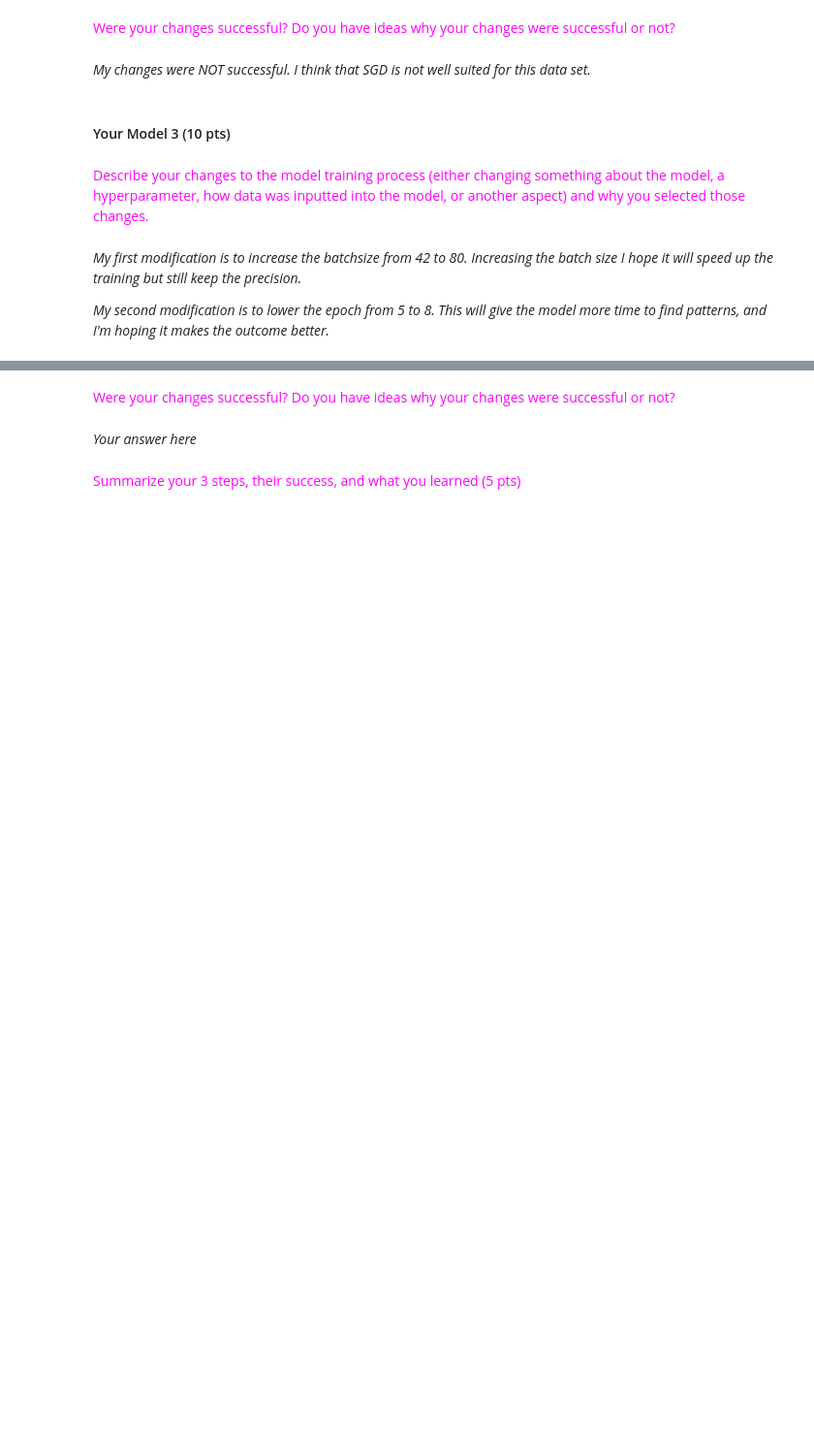
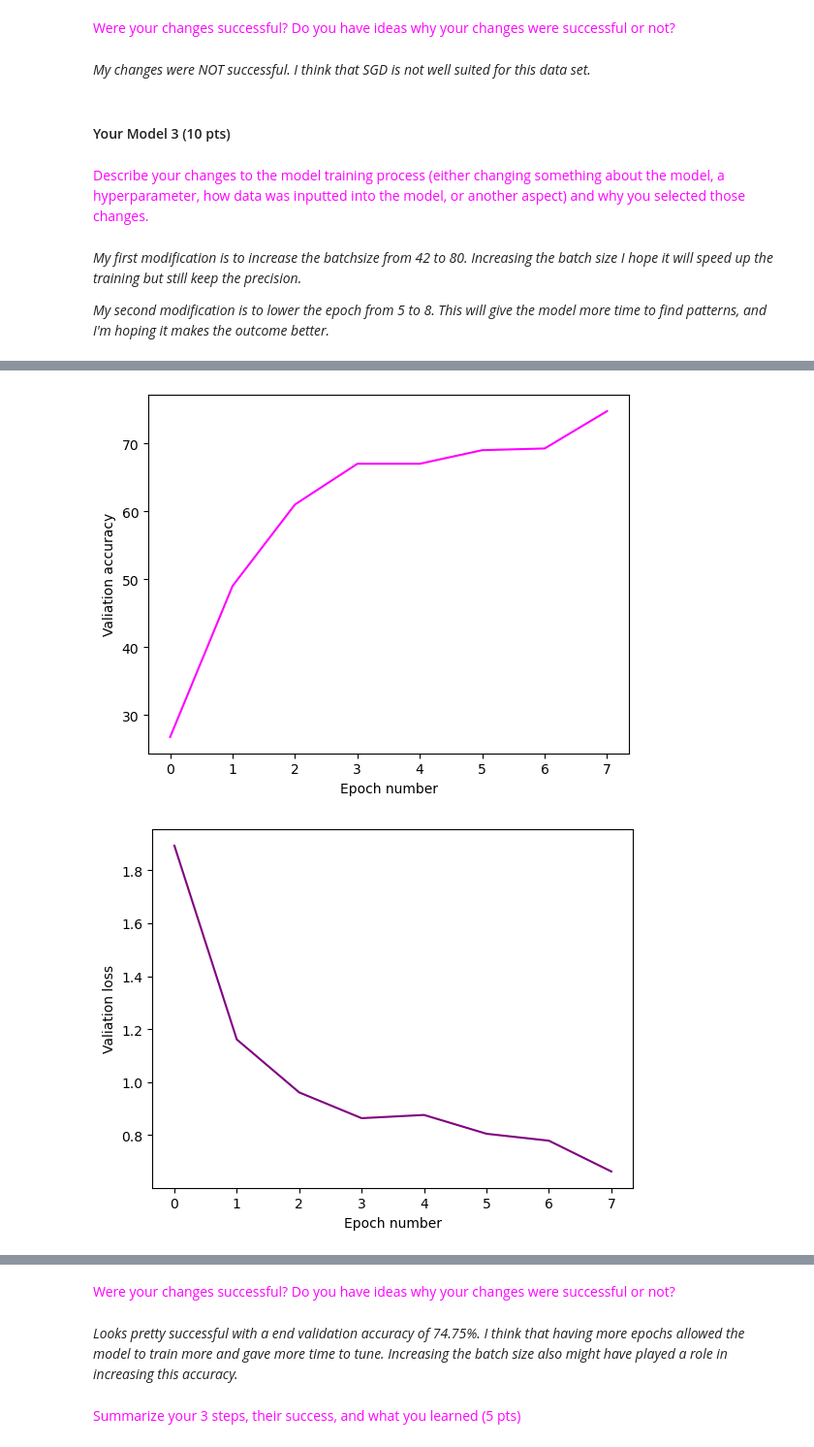
Before and after one commit to coreancutie/HappyWhaleClassifier, a Jupyter notebook: ML_assignment_whale_species.ipynb, the cells around one changed output, grey strips where cells are left out. Shown at 97% size. Cells and saved outputs as stored; diff of their text form; code cells hidden in the pictures; blank space fills up the shorter version.

Commit message:
finished model 3

```diff
--- a/ML_assignment_whale_species.ipynb
+++ b/ML_assignment_whale_species.ipynb
@@ -1504,13 +1536,16 @@ wandb.finish()
 # %%
 plt.plot(range(epochs), val_acc_list, color = "magenta")
 plt.xlabel("Epoch number")
 plt.ylabel("Valiation accuracy")
 plt.show()
 
-plt.plot(range(epochs), validation_loss_list, color = "purple")
+plt.plot(range(epochs), val_losses, color = "purple")
 plt.xlabel("Epoch number")
 plt.ylabel("Valiation loss")
 plt.show()
 
 y_pred, y_true = predict(model, test_set)
 cm_analysis(y_true, y_pred, "Confusion matrix")
+# %% [output]
+[figure, added]
+[figure, added]
@@ -1517,7 +1553,7 @@ cm_analysis(y_true, y_pred, "Confusion matrix")
 # %% [markdown]
 <font color='magenta'>Were your changes successful? Do you have ideas why your changes were successful or not?
 # %% [markdown]
-*Your answer here*
+*Looks pretty successful with a end validation accuracy of 74.75%. I think that having more epochs allowed the model to train more and gave more time to tune. Increasing the batch size also might have played a role in increasing this accuracy.*
 # %% [markdown]
 <font color='magenta'>Summarize your 3 steps, their success, and what you learned (5 pts)
 # %% [markdown]
```
Also changed, not shown: parts of 3 cells of this notebook.
